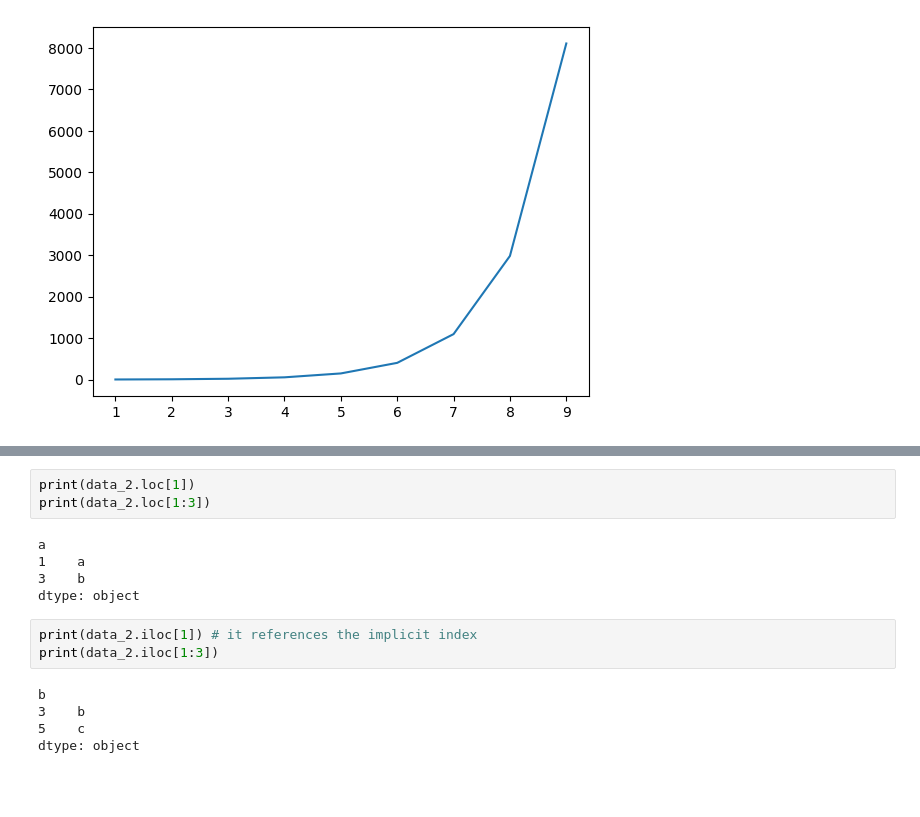
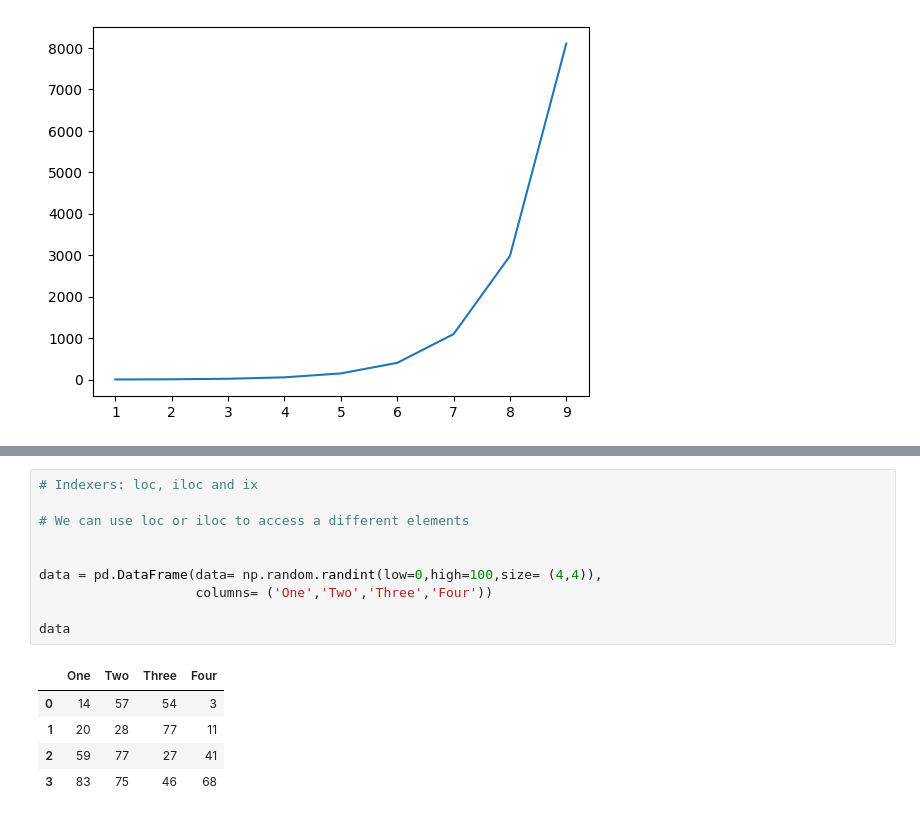
Before and after one commit to julihdez36/Inteligencia_artificial, a Jupyter notebook: Cap 1/Pandas.ipynb, the cells around one changed output, grey strips where cells are left out. Drawn from its saved outputs; the diff is of its cells as text; blank space fills up the shorter version.

```diff
--- a/Cap 1/Pandas.ipynb
+++ b/Cap 1/Pandas.ipynb
@@ -183,16 +171,16 @@ dtype: object
-# %%
-print(data_2.loc[1])
-print(data_2.loc[1:3])
-# %% [output]
-a
-1    a
-3    b
-dtype: object
-# %%
-print(data_2.iloc[1]) # it references the implicit index
-print(data_2.iloc[1:3])
-# %% [output]
-b
-3    b
-5    c
-dtype: object
+# %%
+# Indexers: loc, iloc and ix
+
+# We can use loc or iloc to access a different elements
+
+
+data = pd.DataFrame(data= np.random.randint(low=0,high=100,size= (4,4)),
+                    columns= ('One','Two','Three','Four'))
+
+data
+# %% [output]
+|  | One | Two | Three | Four |
+| 0 | 14 | 57 | 54 | 3 |
+| 1 | 20 | 28 | 77 | 11 |
+| 2 | 59 | 77 | 27 | 41 |
+| 3 | 83 | 75 | 46 | 68 |
```
Also changed, not shown: parts of 20 cells of this notebook.
